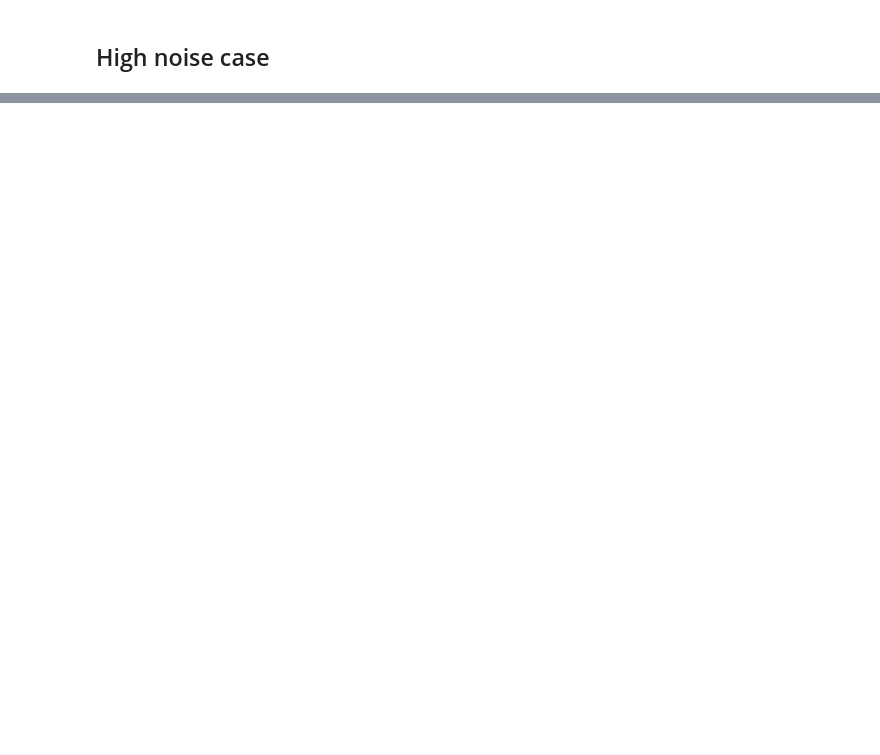
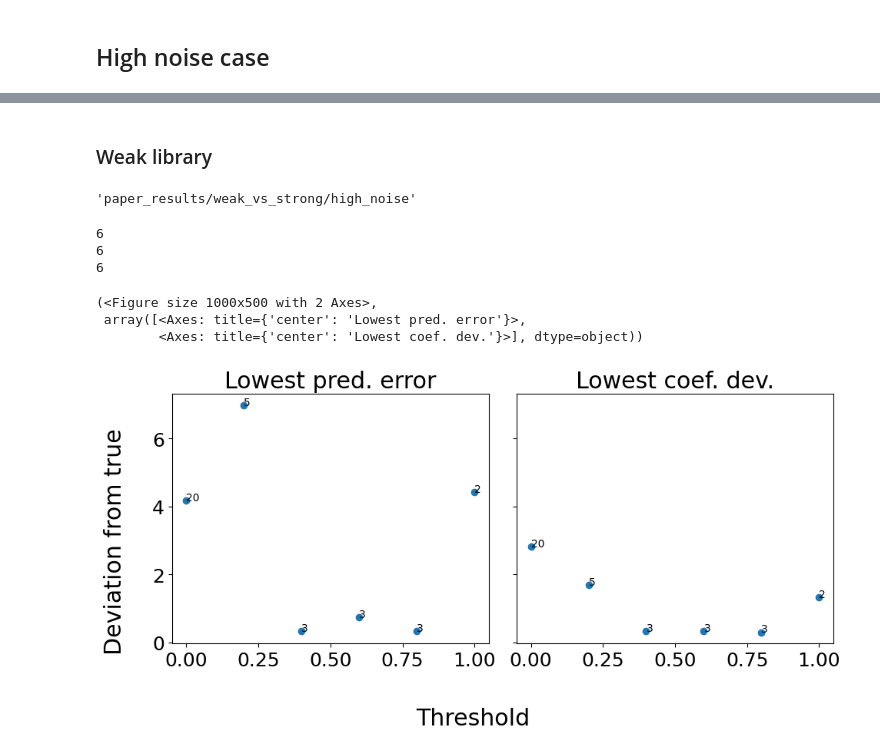
Before and after one commit to zbrookshowe/yukawa-sindy, a Jupyter notebook: paper_results/weak_vs_strong.ipynb, the cells around one changed output, grey strips where cells are left out. Cells and saved outputs as stored; diff of their text form; code cells hidden in the pictures; blank space fills up the shorter version.

```diff
--- a/paper_results/weak_vs_strong.ipynb
+++ b/paper_results/weak_vs_strong.ipynb
@@ -131,0 +378,17 @@ all_best_weak, all_best_scores_weak, all_truest_weak, all_truest_scores_weak = m
+# %% [markdown]
+### Weak library
+# %%
+feature_library = ys.generate_weak_Yukawa_library(
+    simulation_list[0].t,
+    K = 500
+)
+threshold_space = np.arange(0., 1.2, 0.2)
+# %%
+# threshold analysis
+model_info_high = scan_thresholds(threshold_space, simulation_list, feature_library, feature_names, true_coefficients, n_folds)
+# unpack
+all_best_weak_high, all_best_scores_weak_high, all_truest_weak_high, all_truest_scores_weak_high = model_info_high
+# %%
+directory_name
+# %% [output]
+'paper_results/weak_vs_strong/high_noise'
@@ -131,0 +434,15 @@ all_best_weak, all_best_scores_weak, all_truest_weak, all_truest_scores_weak = m
+# %%
+print(len(all_best_weak_high))
+print(len(all_truest_weak_high))
+print(len(threshold_space))
+# %% [output]
+6
+6
+6
+# %%
+plot_dev_vs_thresh(all_best_weak_high, all_truest_weak_high, threshold_space)
+# %% [output]
+(<Figure size 1000x500 with 2 Axes>,
+ array([<Axes: title={'center': 'Lowest pred. error'}>,
+        <Axes: title={'center': 'Lowest coef. dev.'}>], dtype=object))
+[figure, added]
```
Also changed, not shown: parts of 28 cells of this notebook, 20 other files.
